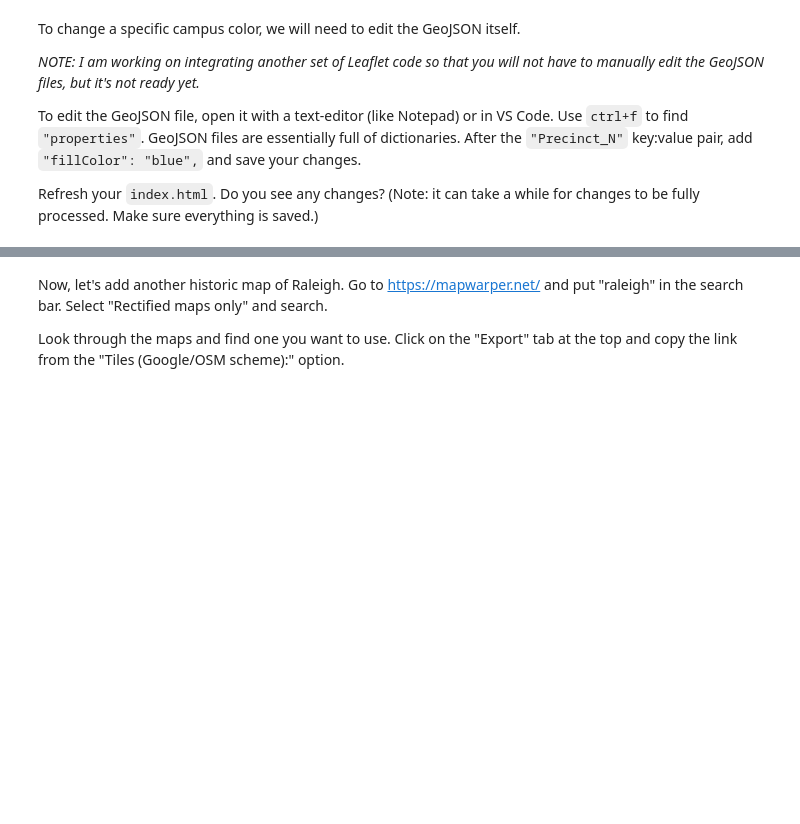
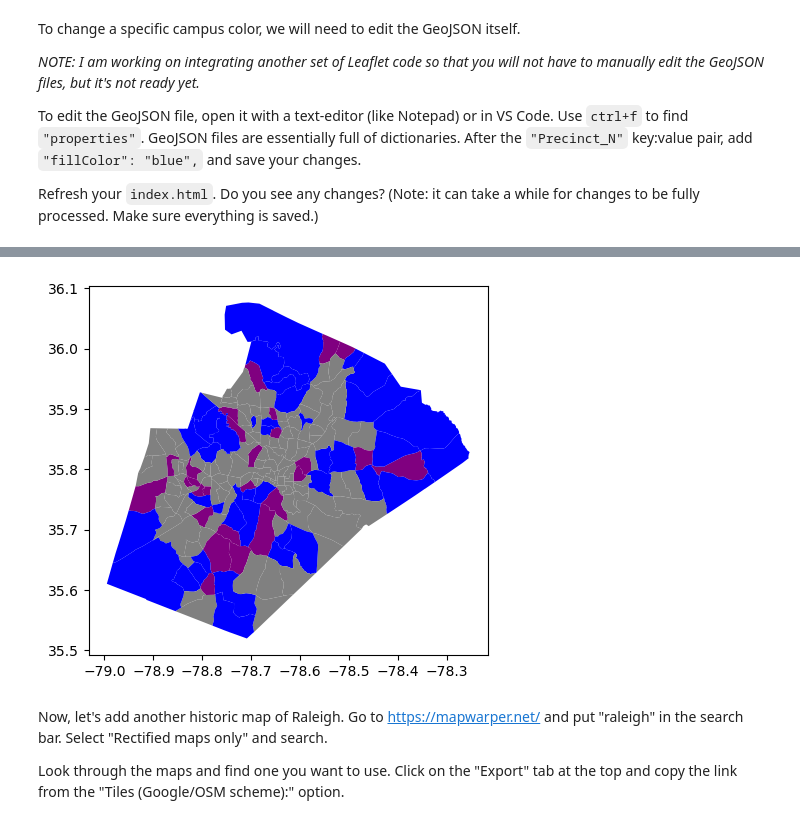
Before and after one commit to madisenwinters/week_12_storymap, a Jupyter notebook: storymap.ipynb, the cells around one changed output, grey strips where cells are left out. Drawn from its saved outputs; the diff is of its cells as text; code cells hidden in the pictures; blank space fills up the shorter version.

```diff
--- a/storymap.ipynb
+++ b/storymap.ipynb
@@ -637,0 +681,7 @@ wake_co.to_file('./geojson/wake_county_census_tracts.geojson', driver='GeoJSON')
+# %%
+# Add Wake county census tracts to your map for a chapter of your choice
+chapter_df = pd.read_csv('./csv/Chapters.csv')
+ncsu_campuses = gpd.read_file('./geojson/NCSU_campuses.geojson')
+meredith = gpd.read_file('./geojson/wake_county_census_tracts.geojson')
+
+ncsu_campuses
@@ -637,0 +698,5 @@ wake_co.to_file('./geojson/wake_county_census_tracts.geojson', driver='GeoJSON')
+# %%
+# Try to change the census tract for the school in your chapter to a different color
+meredith['fillColor'] = 'gray' # adds fillcolor columns
+
+meredith[wake_co['AWATER']> 0]
@@ -637,0 +717,9 @@ wake_co.to_file('./geojson/wake_county_census_tracts.geojson', driver='GeoJSON')
+# %%
+meredith.loc[meredith['AWATER']> 50000, 'fillColor']  = 'purple'
+meredith.loc[meredith['AWATER']> 100000, 'fillColor']  = 'blue'
+# %%
+meredith.plot(color=meredith['fillColor'])
+
+meredith.to_file('./geojson/wake_county_census_tracts.geojson', driver='GeoJSON')
+# %% [output]
+[figure, added]
```
Also changed, not shown: parts of 9 cells of this notebook, 2 other files.
